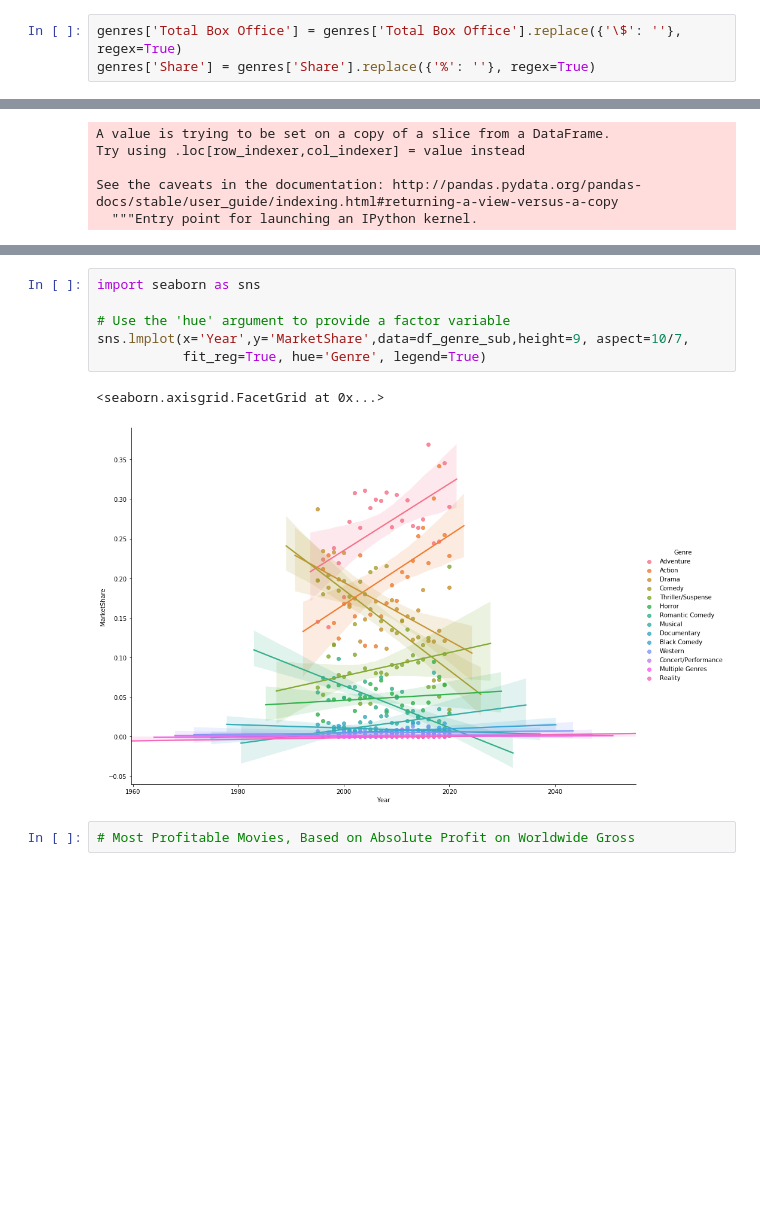
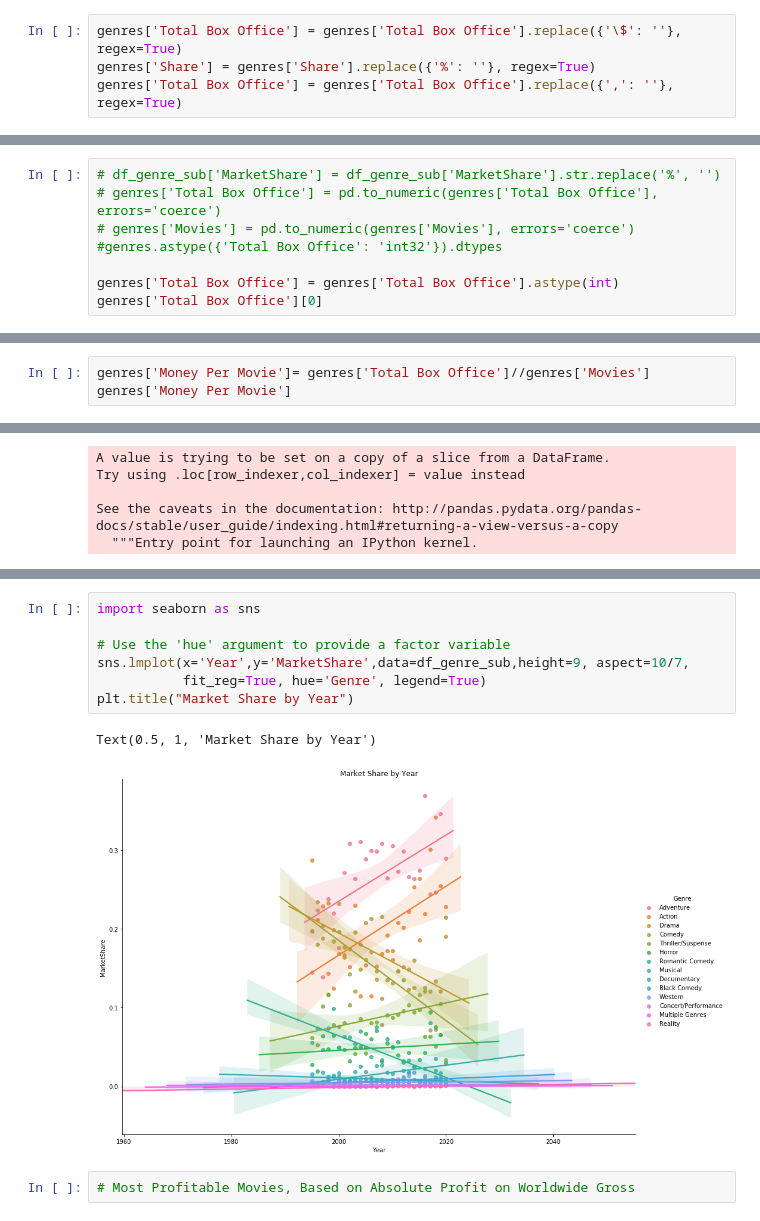
Before and after one commit to trevohearn/SailajaAndTrevor, a Jupyter notebook: new movies project(final).ipynb, the cells around one changed output, grey strips where cells are left out. Drawn from its saved outputs; the diff is of its cells as text; blank space fills up the shorter version.

```diff
--- a/new movies project(final).ipynb
+++ b/new movies project(final).ipynb
@@ -19,3 +31,4 @@ genres.head(2)
 # %%
 genres['Total Box Office'] = genres['Total Box Office'].replace({'\$': ''}, regex=True)
 genres['Share'] = genres['Share'].replace({'%': ''}, regex=True)
+genres['Total Box Office'] = genres['Total Box Office'].replace({',': ''}, regex=True)
@@ -21,0 +53,8 @@ genres['Share'] = genres['Share'].replace({'%': ''}, regex=True)
+# %%
+# df_genre_sub['MarketShare'] = df_genre_sub['MarketShare'].str.replace('%', '')
+# genres['Total Box Office'] = pd.to_numeric(genres['Total Box Office'], errors='coerce')
+# genres['Movies'] = pd.to_numeric(genres['Movies'], errors='coerce')
+#genres.astype({'Total Box Office': 'int32'}).dtypes
+
+genres['Total Box Office'] = genres['Total Box Office'].astype(int)
+genres['Total Box Office'][0]
@@ -21,0 +67,3 @@ genres['Share'] = genres['Share'].replace({'%': ''}, regex=True)
+# %%
+genres['Money Per Movie']= genres['Total Box Office']//genres['Movies']
+genres['Money Per Movie']
@@ -223,12 +297,13 @@ df_genre_sub
 # %%
 import seaborn as sns
 
 # Use the 'hue' argument to provide a factor variable
 sns.lmplot(x='Year',y='MarketShare',data=df_genre_sub,height=9, aspect=10/7,
            fit_reg=True, hue='Genre', legend=True)
+plt.title("Market Share by Year")
 # %% [output]
-<seaborn.axisgrid.FacetGrid at 0x...>
+Text(0.5, 1, 'Market Share by Year')
-[figure, old version]
+[figure, new version]
 # %%
 # Most Profitable Movies, Based on Absolute Profit on Worldwide Gross
 # %%
```
Also changed, not shown: parts of 19 cells of this notebook, 1 other file.
